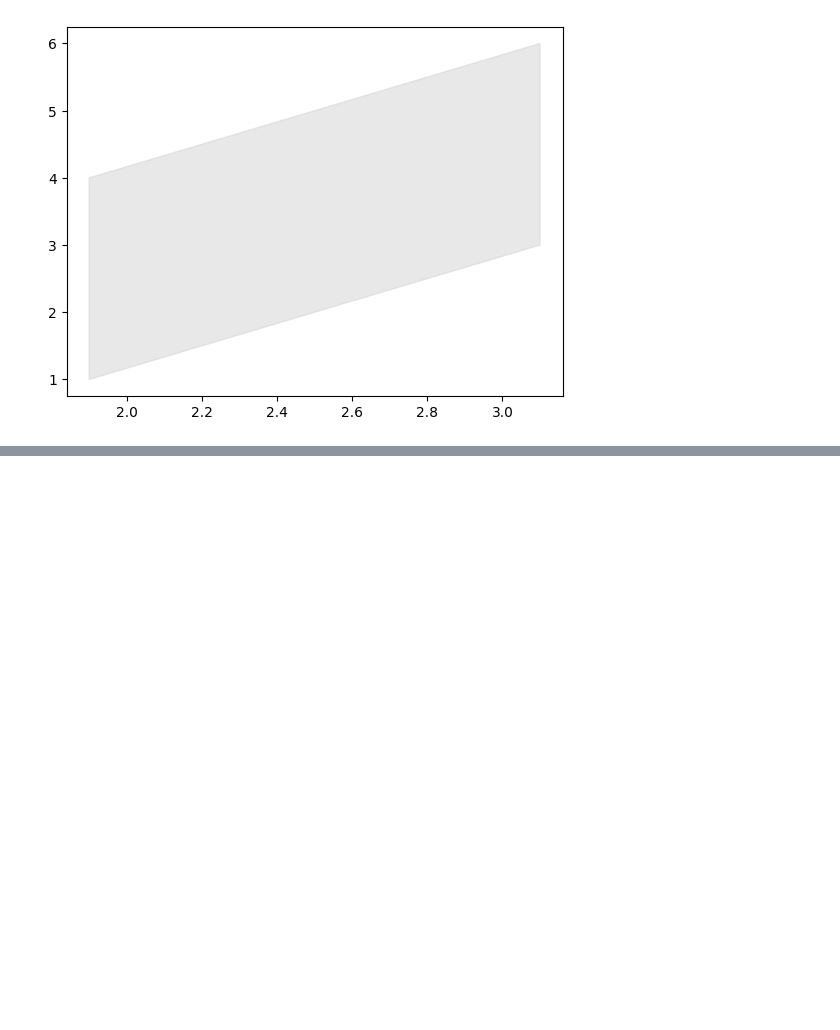
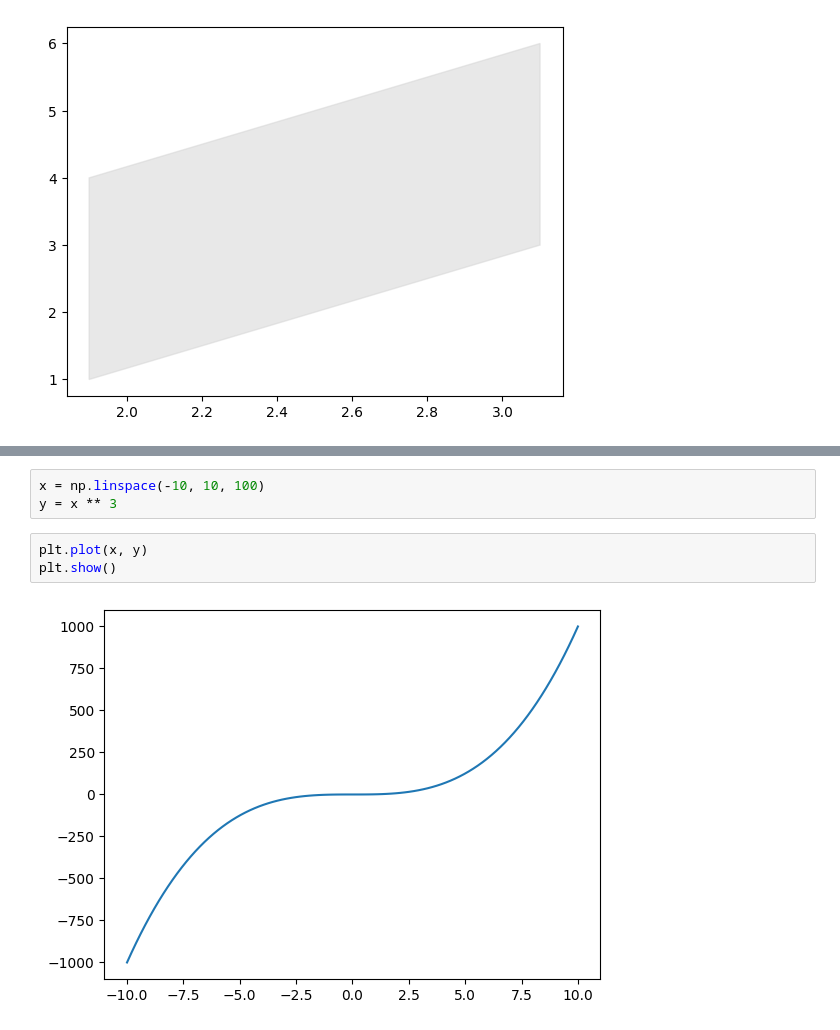
Before and after one commit to 9-coding/DataProcessing, a Jupyter notebook: Matplotlib/04-graph_style.ipynb, the cells around one changed output, grey strips where cells are left out. Saved outputs shown, nothing was run; the diff lists cells and outputs as text; blank space fills up the shorter version.

```diff
--- a/Matplotlib/04-graph_style.ipynb
+++ b/Matplotlib/04-graph_style.ipynb
@@ -70,0 +82,8 @@ plt.show()
+# %%
+x = np.linspace(-10, 10, 100)
+y = x ** 3
+# %%
+plt.plot(x, y)
+plt.show()
+# %% [output]
+[figure, added]
```
Also changed, not shown: parts of 8 cells of this notebook.
